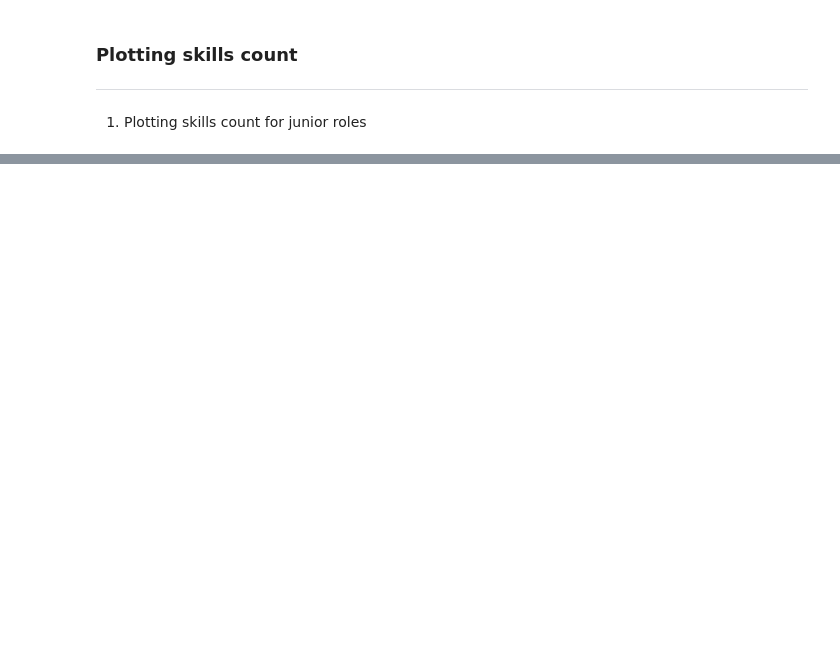
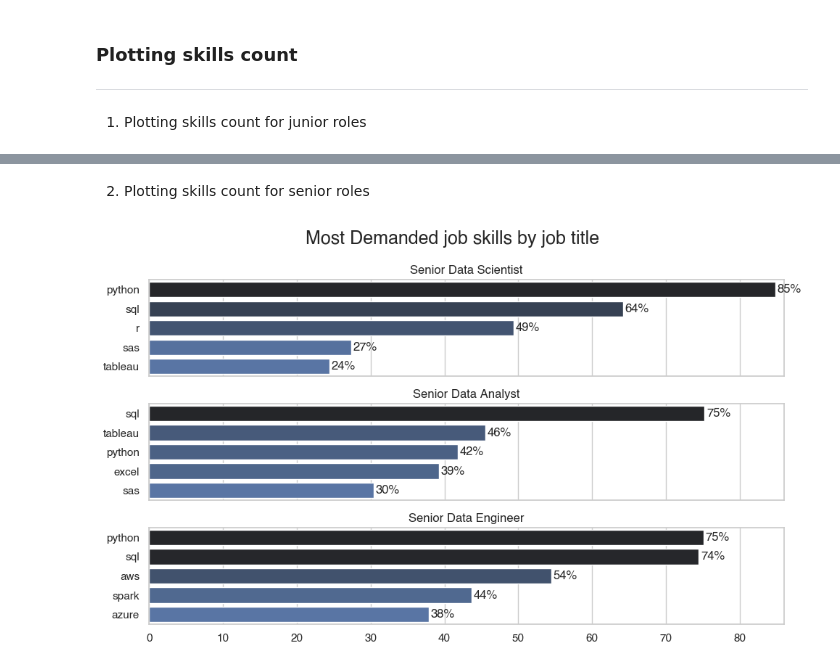
Before and after one commit to avinashchoudhary2004/Data-Professionals-Job-Market-Insights, a Jupyter notebook: 3_Job_Skills_Analysis.ipynb, the cells around one changed output, grey strips where cells are left out. Saved outputs shown, nothing was run; the diff lists cells and outputs as text; code cells hidden in the pictures; blank space fills up the shorter version.

```diff
--- a/3_Job_Skills_Analysis.ipynb
+++ b/3_Job_Skills_Analysis.ipynb
@@ -97,0 +134,26 @@ fig.tight_layout()
+# %% [markdown]
+2. Plotting skills count for senior roles
+# %%
+# finding junior roles
+senior_roles = [x for x in job_titles if 'Senior' in x]
+
+# plotting top 5 skills count for senior roles
+fig, ax = plt.subplots(len(senior_roles), 1, figsize=(10,6), sharex=True)
+
+for i, title in enumerate(senior_roles):
+   data_series = top_skills[title]
+
+   sns.barplot(data=data_series, x='% share', y='job_skills', ax=ax[i], hue='% share', palette='dark:b_r')
+   ax[i].set_ylabel('')
+   ax[i].set_title(title)
+   ax[i].legend().remove()
+   ax[i].set_xlabel('')
+   ax[i].set_xlim(0, 86)
+
+   for ind, v in enumerate(data_series['% share']):
+      ax[i].text(v+0.25, ind, f'{round(v)}%', va='center')
+
+fig.suptitle('Most Demanded job skills by job title', fontsize=18, fontweight='bold')
+fig.tight_layout()
+# %% [output]
+[figure, added]
```
Also changed, not shown: parts of 7 cells of this notebook, 4 other files.
